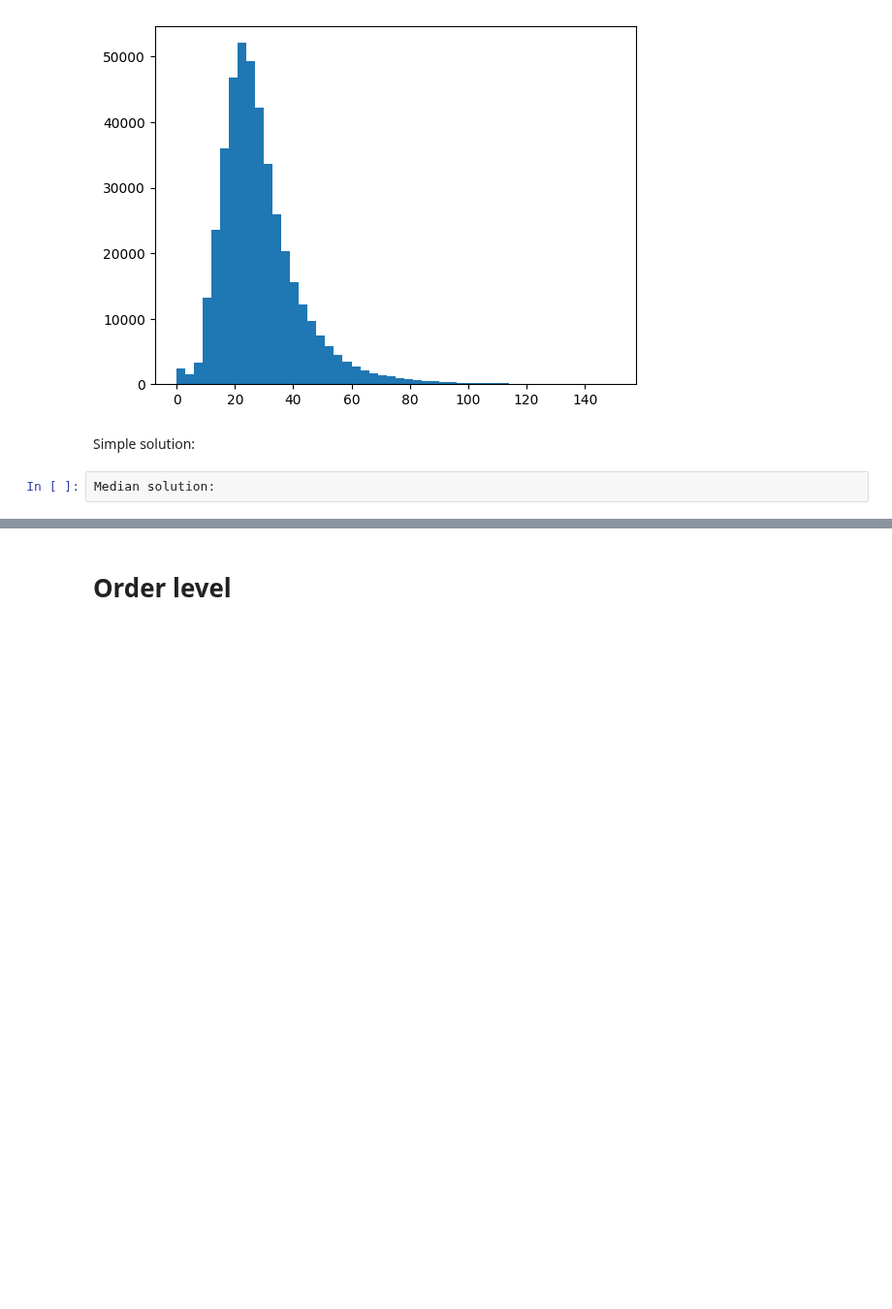
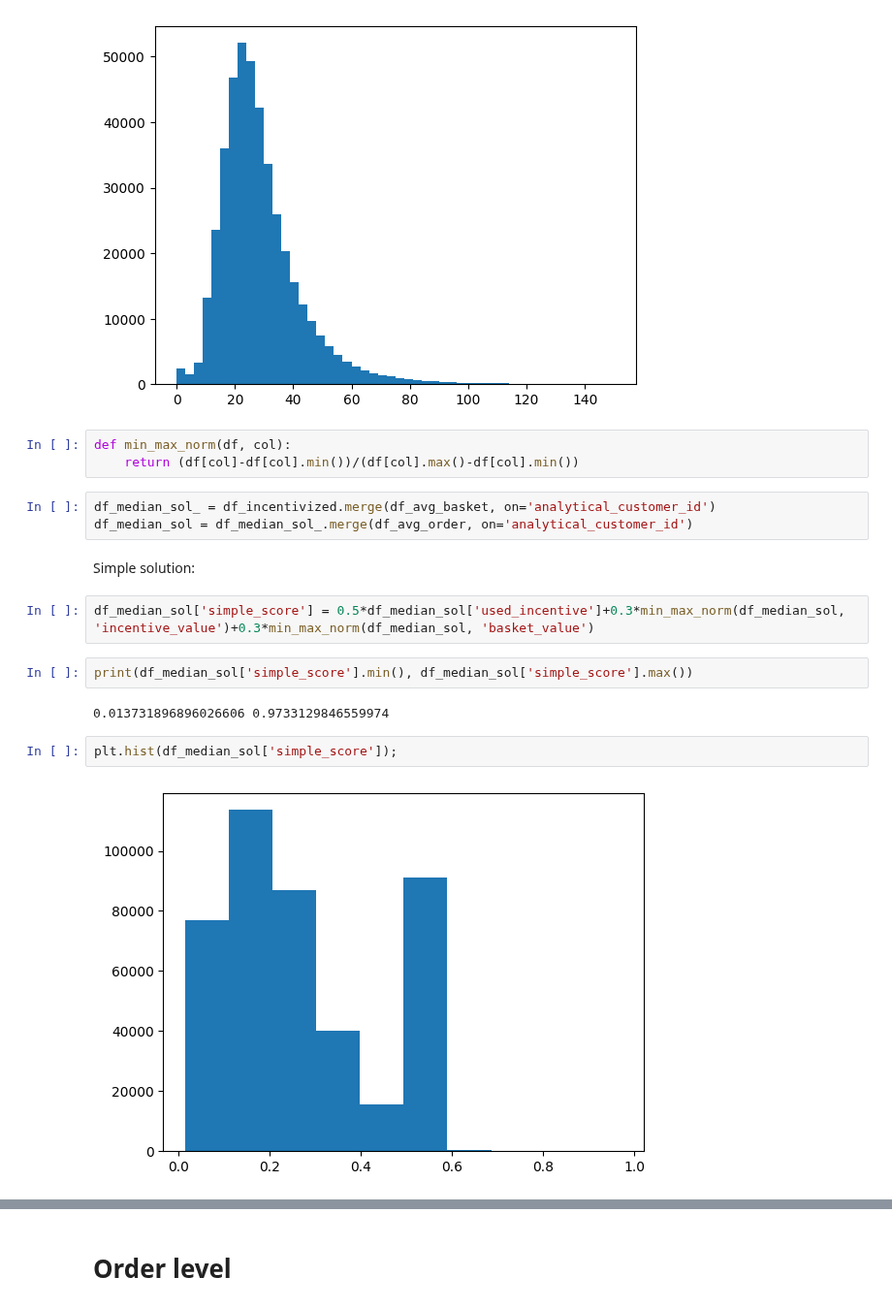
Before and after one commit to AChiaraCapuano/incentives_analysis, a Jupyter notebook: analysis_nb.ipynb, the cells around one changed output, grey strips where cells are left out. Shown at 97% size. Cells and saved outputs as stored; diff of their text form; blank space fills up the shorter version.

Commit message:
simple vs median normalized score

```diff
--- a/analysis_nb.ipynb
+++ b/analysis_nb.ipynb
@@ -80,7 +80,21 @@ df_avg_basket = df_customer[df_customer['used_incentive']==1].groupby('analytica
 plt.hist(df_avg_basket[df_avg_basket['basket_value']<150]['basket_value'], bins=50);
 # %% [output]
 [figure]
+# %%
+def min_max_norm(df, col):
+    return (df[col]-df[col].min())/(df[col].max()-df[col].min())
+# %%
+df_median_sol_ = df_incentivized.merge(df_avg_basket, on='analytical_customer_id')
+df_median_sol = df_median_sol_.merge(df_avg_order, on='analytical_customer_id')
 # %% [markdown]
 Simple solution:
-# %%
-Median solution:
+# %%
+df_median_sol['simple_score'] = 0.5*df_median_sol['used_incentive']+0.3*min_max_norm(df_median_sol, 'incentive_value')+0.3*min_max_norm(df_median_sol, 'basket_value')
+# %%
+print(df_median_sol['simple_score'].min(), df_median_sol['simple_score'].max())
+# %% [output]
+0.013731896896026606 0.9733129846559974
+# %%
+plt.hist(df_median_sol['simple_score']);
+# %% [output]
+[figure, added]
```
Also changed, not shown: parts of 16 cells of this notebook.
